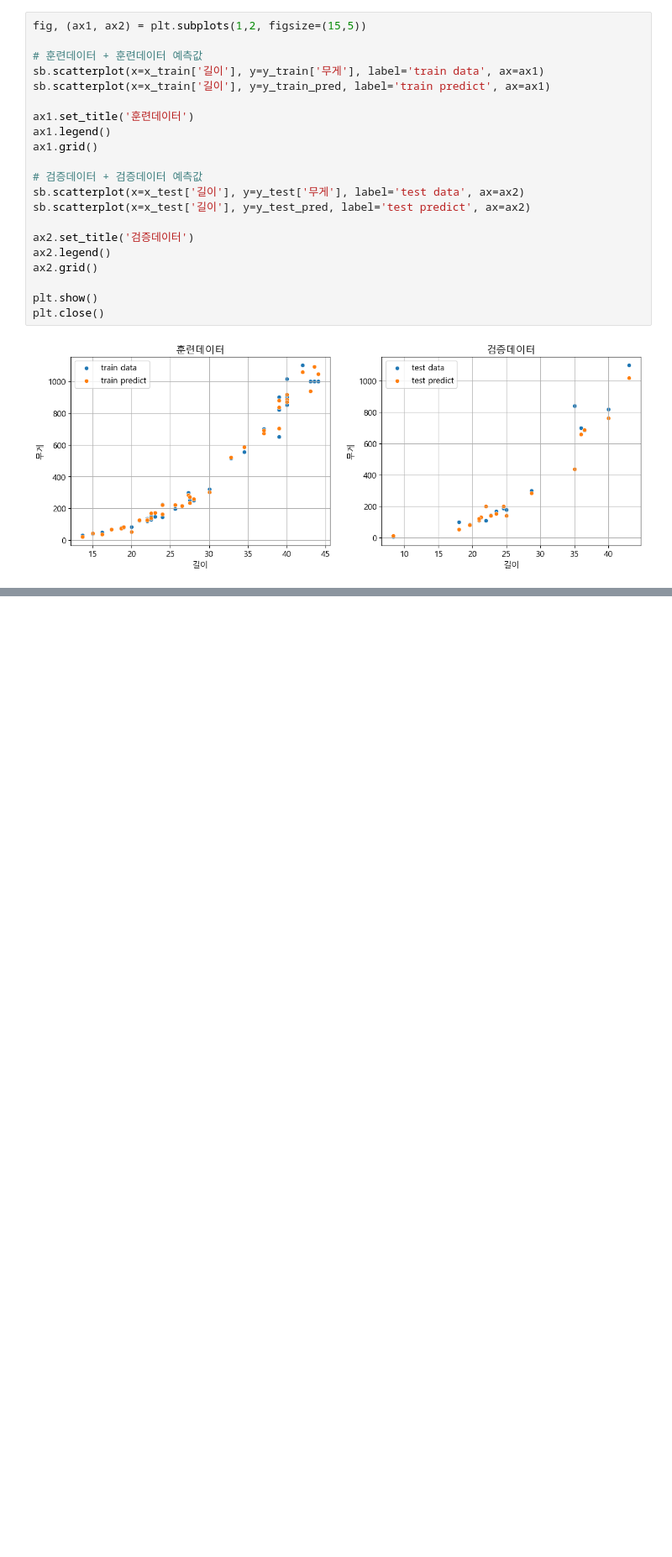
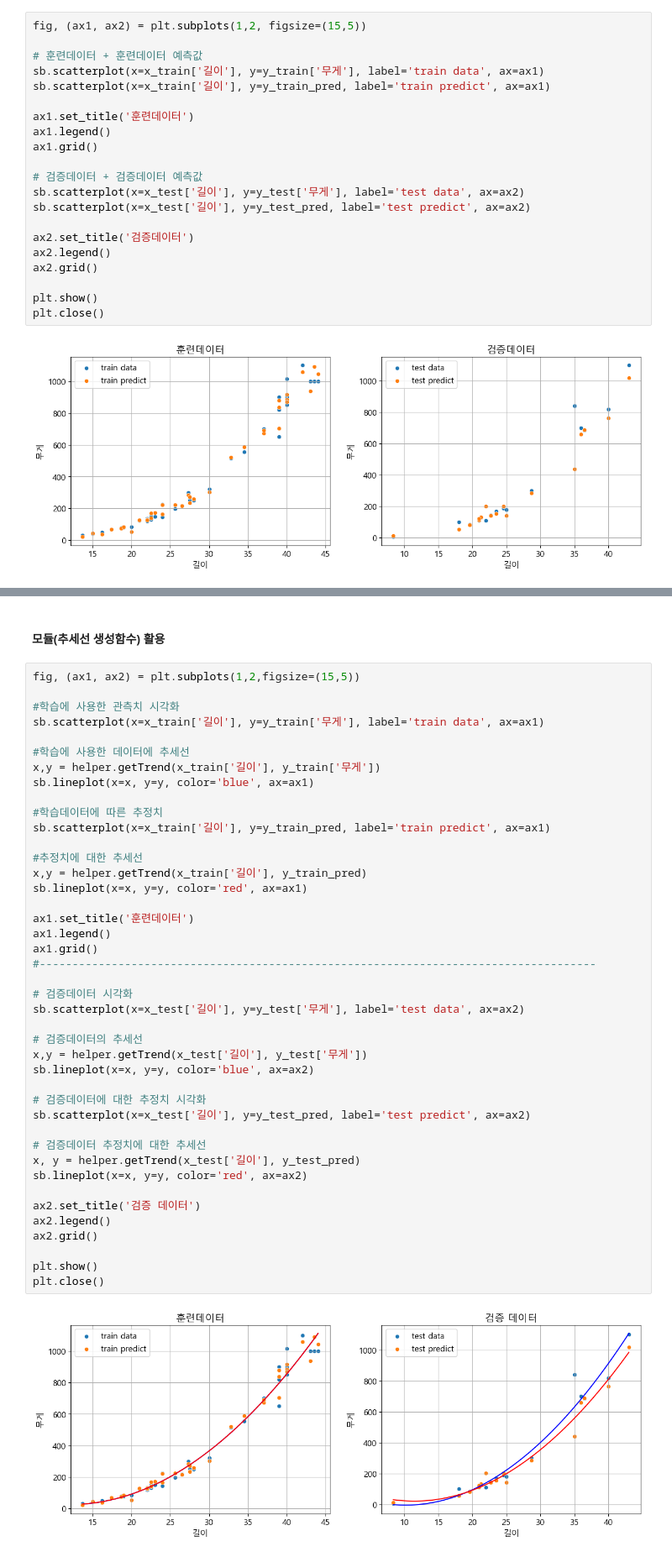
Before and after one commit to Jeeunun/Data_analysis_education_Closed, a Jupyter notebook: data_analysis/F.데이터_마이닝/02_Sklearn/04.지도학습(3)_다항회귀.ipynb, the cells around one changed output, grey strips where cells are left out. Shown at 84% size. Drawn from its saved outputs; the diff is of its cells as text; blank space fills up the shorter version.

```diff
--- a/data_analysis/F.데이터_마이닝/02_Sklearn/04.지도학습(3)_다항회귀.ipynb
+++ b/data_analysis/F.데이터_마이닝/02_Sklearn/04.지도학습(3)_다항회귀.ipynb
@@ -385,0 +503,46 @@ plt.close()
+# %% [markdown]
+#### 모듈(추세선 생성함수) 활용
+# %%
+fig, (ax1, ax2) = plt.subplots(1,2,figsize=(15,5))
+
+#학습에 사용한 관측치 시각화
+sb.scatterplot(x=x_train['길이'], y=y_train['무게'], label='train data', ax=ax1)
+
+#학습에 사용한 데이터에 추세선
+x,y = helper.getTrend(x_train['길이'], y_train['무게'])
+sb.lineplot(x=x, y=y, color='blue', ax=ax1)
+
+#학습데이터에 따른 추정치
+sb.scatterplot(x=x_train['길이'], y=y_train_pred, label='train predict', ax=ax1)
+
+#추정치에 대한 추세선
+x,y = helper.getTrend(x_train['길이'], y_train_pred)
+sb.lineplot(x=x, y=y, color='red', ax=ax1)
+
+ax1.set_title('훈련데이터')
+ax1.legend()
+ax1.grid()
+#-------------------------------------------------------------------------------------
+
+# 검증데이터 시각화
+sb.scatterplot(x=x_test['길이'], y=y_test['무게'], label='test data', ax=ax2)
+
+# 검증데이터의 추세선
+x,y = helper.getTrend(x_test['길이'], y_test['무게'])
+sb.lineplot(x=x, y=y, color='blue', ax=ax2)
+
+# 검증데이터에 대한 추정치 시각화
+sb.scatterplot(x=x_test['길이'], y=y_test_pred, label='test predict', ax=ax2)
+
+# 검증데이터 추정치에 대한 추세선
+x, y = helper.getTrend(x_test['길이'], y_test_pred)
+sb.lineplot(x=x, y=y, color='red', ax=ax2)
+
+ax2.set_title('검증 데이터')
+ax2.legend()
+ax2.grid()
+
+plt.show()
+plt.close()
+# %% [output]
+[figure, added]
```
Also changed, not shown: parts of 18 cells of this notebook, 1 other file.
